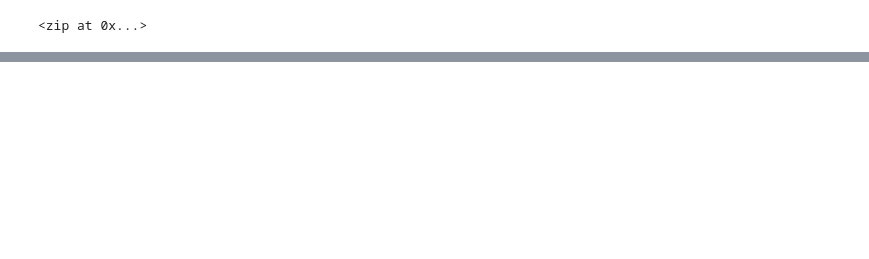
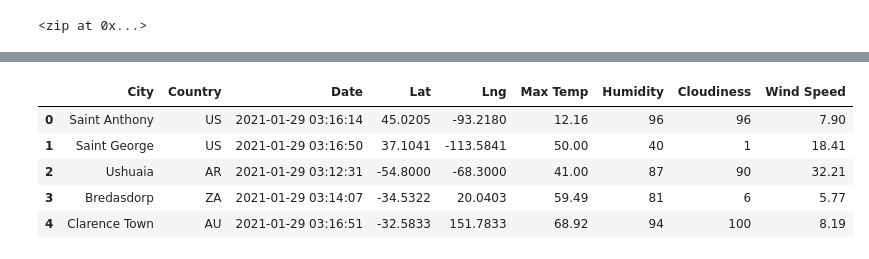
Before and after one commit to pbandi2020/World_Weather_Analysis, a Jupyter notebook: WeatherPy.ipynb, the cells around one changed output, grey strips where cells are left out. Drawn from its saved outputs; the diff is of its cells as text; code cells hidden in the pictures; blank space fills up the shorter version.

```diff
--- a/WeatherPy.ipynb
+++ b/WeatherPy.ipynb
@@ -35,0 +181,13 @@ print(len(cities) )
+# %%
+# Reorder the column order
+new_column_order = ["City", "Country", "Date", "Lat","Lng", "Max Temp", "Humidity", "Cloudiness", "Wind Speed"]
+# %%
+city_data_df = city_data_df[new_column_order]
+city_data_df.head()
+# %% [output]
+|  | City | Country | Date | Lat | Lng | Max Temp | Humidity | Cloudiness | Wind Speed |
+| 0 | Saint Anthony | US | 2021-01-29 03:16:14 | 45.0205 | -93.2180 | 12.16 | 96 | 96 | 7.90 |
+| 1 | Saint George | US | 2021-01-29 03:16:50 | 37.1041 | -113.5841 | 50.00 | 40 | 1 | 18.41 |
+| 2 | Ushuaia | AR | 2021-01-29 03:12:31 | -54.8000 | -68.3000 | 41.00 | 87 | 90 | 32.21 |
+| 3 | Bredasdorp | ZA | 2021-01-29 03:14:07 | -34.5322 | 20.0403 | 59.49 | 81 | 6 | 5.77 |
+| 4 | Clarence Town | AU | 2021-01-29 03:16:51 | -32.5833 | 151.7833 | 68.92 | 94 | 100 | 8.19 |
```
Also changed, not shown: parts of 9 cells of this notebook, 4 other files.
